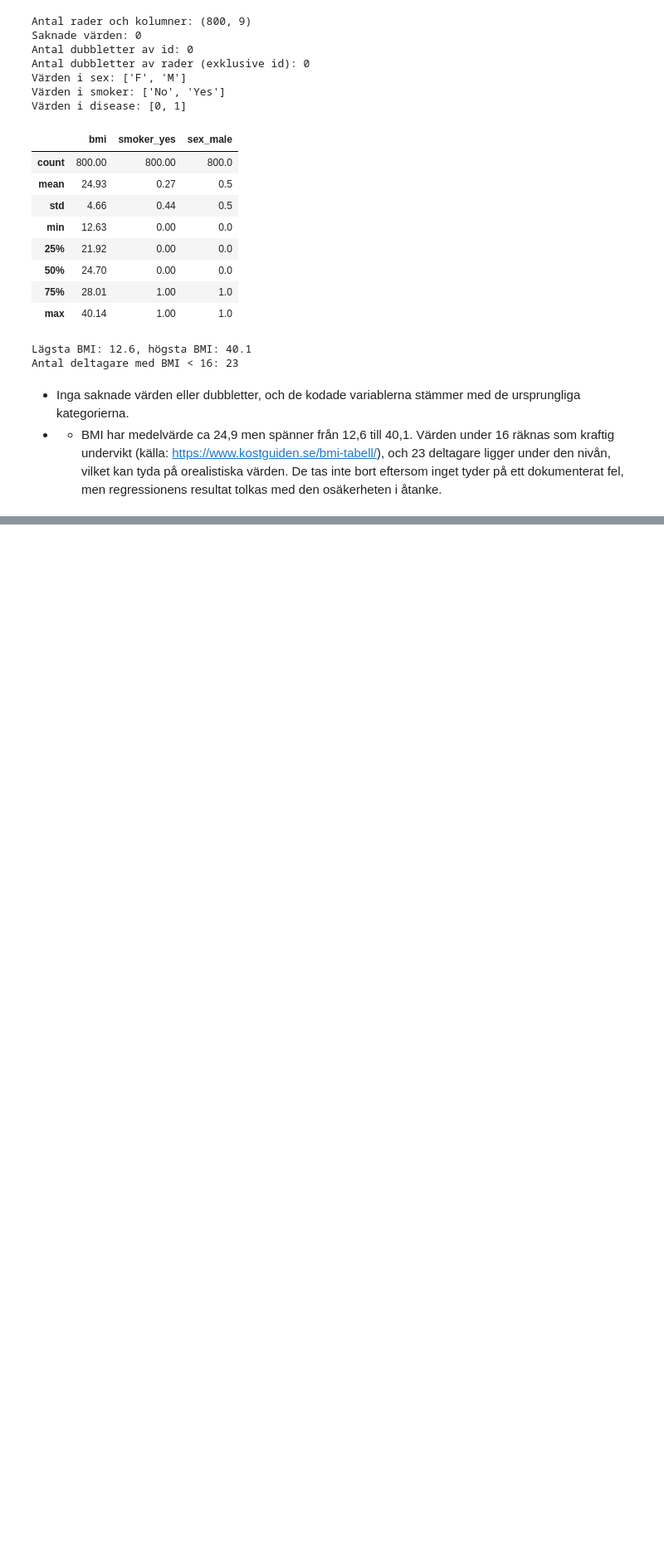
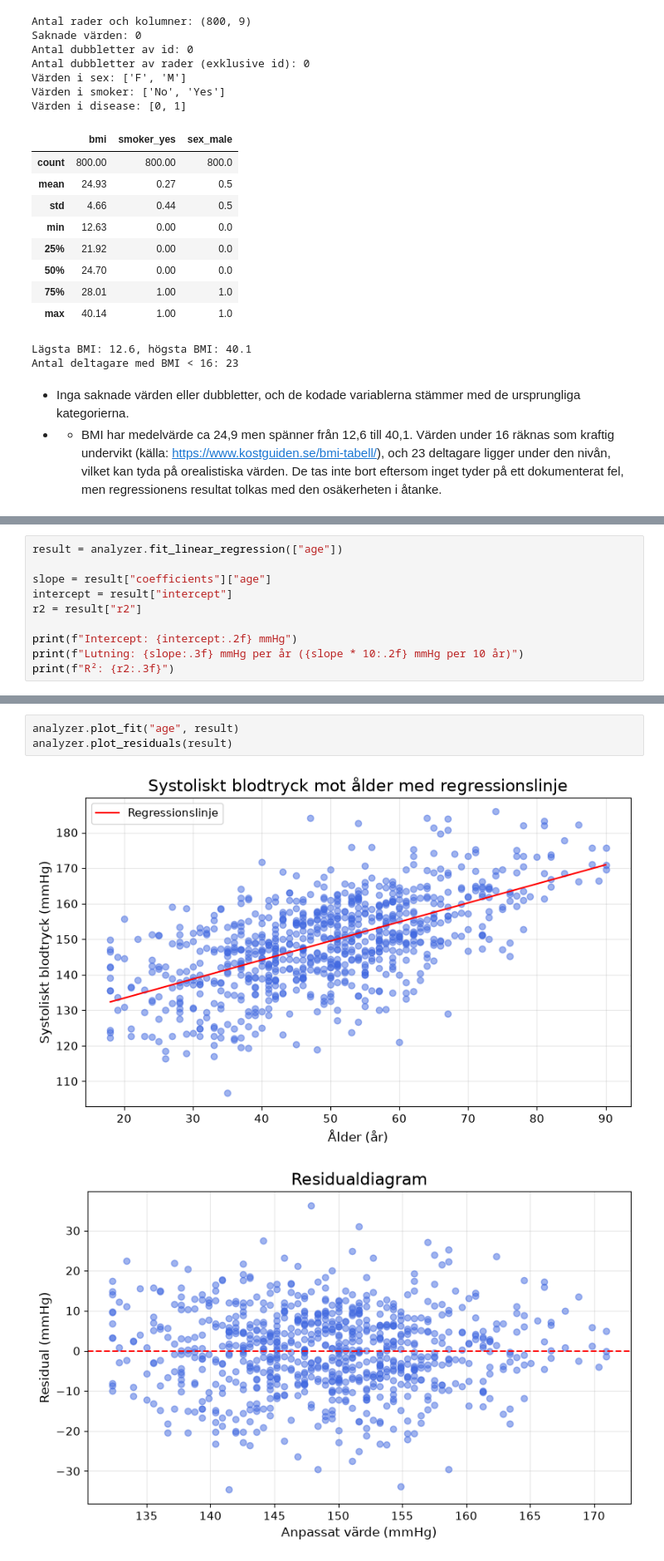
Before and after one commit to natasa-s/halsostudie, a Jupyter notebook: report_del2.ipynb, the cells around one changed output, grey strips where cells are left out. Shown at 83% size. Drawn from its saved outputs; the diff is of its cells as text; blank space fills up the shorter version.

Commit message:
Add linear regression of blood pressure on age

```diff
--- a/report_del2.ipynb
+++ b/report_del2.ipynb
@@ -70,0 +75,10 @@ Antal deltagare med BMI < 16: 23
+# %%
+result = analyzer.fit_linear_regression(["age"])
+
+slope = result["coefficients"]["age"]
+intercept = result["intercept"]
+r2 = result["r2"]
+
+print(f"Intercept: {intercept:.2f} mmHg")
+print(f"Lutning: {slope:.3f} mmHg per år ({slope * 10:.2f} mmHg per 10 år)")
+print(f"R²: {r2:.3f}")
@@ -70,0 +89,6 @@ Antal deltagare med BMI < 16: 23
+# %%
+analyzer.plot_fit("age", result)
+analyzer.plot_residuals(result)
+# %% [output]
+[figure, added]
+[figure, added]
```
Also changed, not shown: parts of 3 cells of this notebook, 2 other files.
